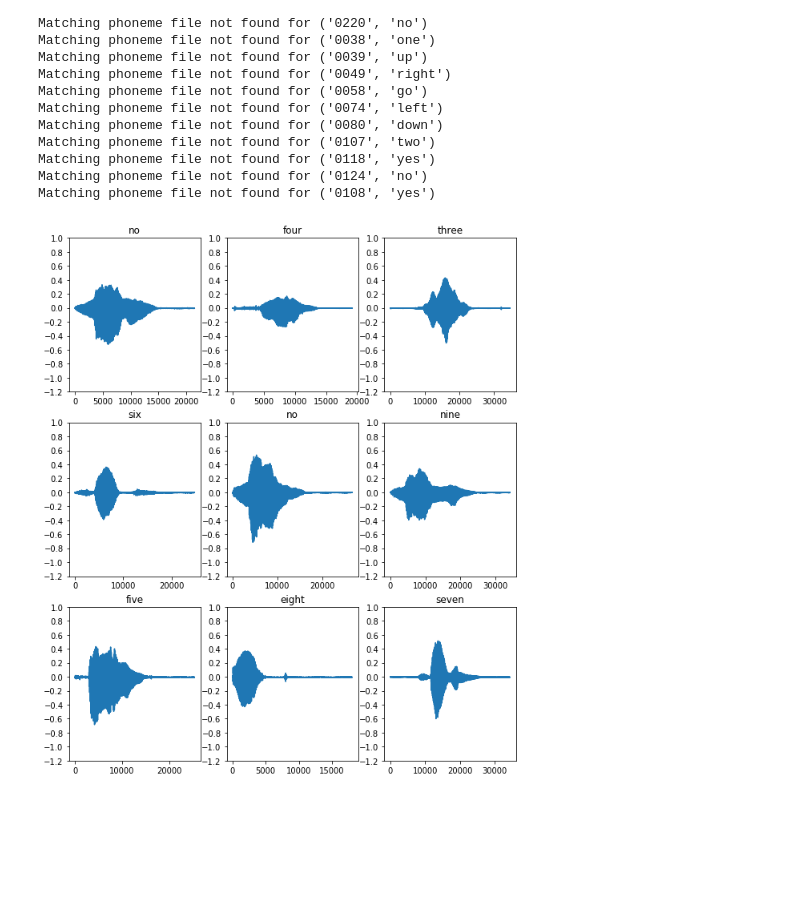
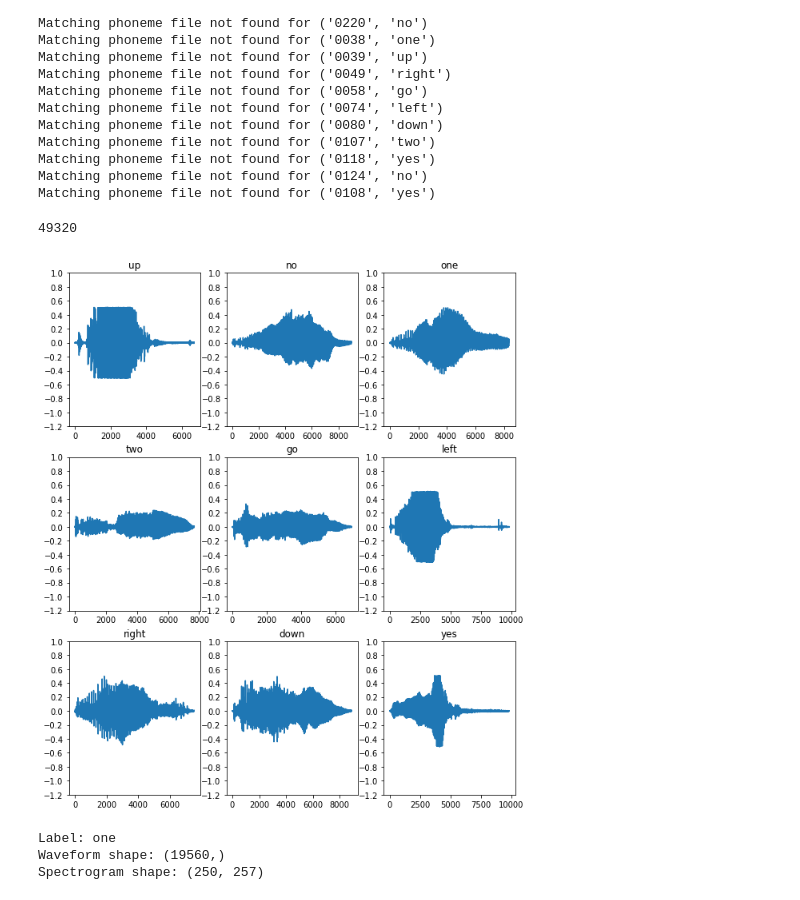
Before and after one commit to iiixyn/Atypical-Speech-Recognition, a Jupyter notebook: preprocessing.ipynb, the cells around one changed output. Drawn from its saved outputs; the diff is of its cells as text; code cells hidden in the pictures; blank space fills up the shorter version.

```diff
--- a/preprocessing.ipynb
+++ b/preprocessing.ipynb
@@ -25,3 +46,7 @@ import tensorflow as tf
 import numpy as np
 import matplotlib.pyplot as plt
+# %%
+data_paths = []
+audio_labels = []
+label_tags = ['zero', 'one', 'two', 'three', 'four', 'five', 'six', 'seven', 'eight', 'nine', 'yes', 'no', 'up', 'down', 'left', 'right', 'go', 'on', 'off', 'stop']
 # %%
@@ -47,14 +71,12 @@ for directory, subdirectories, files in os.walk("../../../Data/"):
     if phn_dir and wav_dir and prompts_dir:
         data_paths.append((phn_dir, wav_dir, prompts_dir))
 # %%
-
-
 for paths in data_paths:
     valid_inputs = []
     for filename in os.listdir(paths[2]):
         with open(os.path.join(paths[2], filename)) as f:
             prompt = f.readline().rstrip().lower()
-            if prompt in ['zero', 'one', 'two', 'three', 'four', 'five', 'six', 'seven', 'eight', 'nine', 'yes', 'no', 'up', 'down', 'left', 'right', 'go', 'on', 'off', 'stop']:
+            if prompt in label_tags:
                 valid_inputs.append((os.path.splitext(os.path.basename(filename))[0], prompt))
 
     valid_timestamps = []
@@ -68,13 +90,7 @@ for paths in data_paths:
         lines = []
         with open(phn_fullpath) as f:
             lines = f.read().splitlines()
-            """
-            for line in f:
-                tokens = line.rstrip().split(" ")
-                if tokens[-1].lower() != "sil":
-                    wav_start = min(wav_start, tokens[0])
-                    wav_end = max(wav_end, tokens[1])
-            """
+
         if len(lines) < 2:
             continue
 
@@ -82,7 +98,6 @@ for paths in data_paths:
         wav_end = int(lines[-1].rstrip().split(" ")[1])
         valid_timestamps.append((*valid_input, wav_start, wav_end))
 
-    audio_labels = []
     for valid_timestamp in valid_timestamps:
         wav_fullpath = os.path.join(paths[1], valid_timestamp[0] + ".wav")
         if not os.path.exists(wav_fullpath):
@@ -112,18 +127,26 @@ Matching phoneme file not found for ('0118', 'yes')
 Matching phoneme file not found for ('0124', 'no')
 Matching phoneme file not found for ('0108', 'yes')
 # %%
+#print(audio_labels)
+max_samples = 0
+for audio, label in audio_labels:
+  max_samples = max(max_samples, np.shape(audio)[0])
+
+print(max_samples)
+
 rows = 3
 cols = 3
 n = rows*cols
 fig, axes = plt.subplots(rows, cols, figsize=(10, 12))
 for i, (audio, label) in enumerate(audio_labels[0:n]):
   r = i // cols
   c = i % cols
   ax = axes[r][c]
   ax.plot(audio)
   ax.set_yticks(np.arange(-1.2, 1.2, 0.2))
   ax.set_title(label)
 
 plt.show()
 # %% [output]
+49320
-[figure, old version]
+[figure, new version]
@@ -129,0 +173,14 @@ plt.show()
+# %%
+for waveform, label in audio_labels:
+    waveform = tf.squeeze(waveform)
+    spectrogram = get_spectrogram(waveform)
+
+print('Label:', label)
+print('Waveform shape:', waveform.shape)
+print('Spectrogram shape:', spectrogram.shape)
+#print('Audio playback')
+#display.display(display.Audio(waveform, rate=16000))
+# %% [output]
+Label: one
+Waveform shape: (19560,)
+Spectrogram shape: (250, 257)
```
Also changed, not shown: parts of 9 cells of this notebook.
